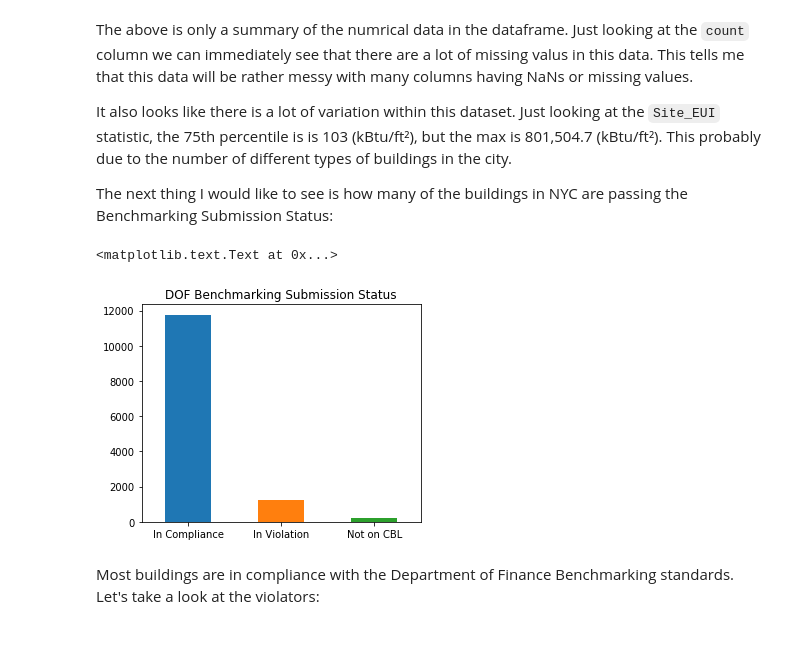
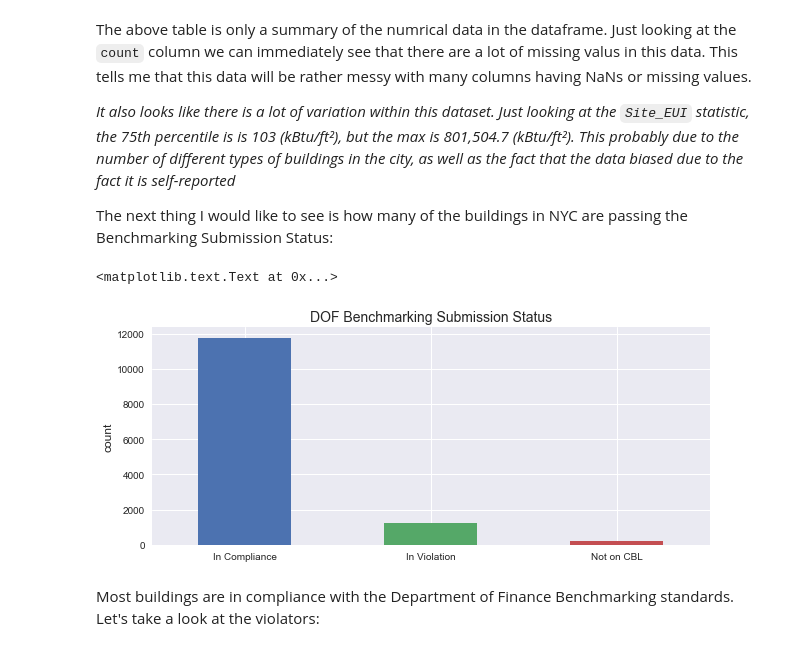
Before and after one commit to mdh266/NYCBuildingEnergyUse, a Jupyter notebook: Local_Law_84_Analysis.ipynb, the cells around one changed output. Cells and saved outputs as stored; diff of their text form; code cells hidden in the pictures.

```diff
--- a/Local_Law_84_Analysis.ipynb
+++ b/Local_Law_84_Analysis.ipynb
@@ -36,10 +42,19 @@ As mentioned before this data was rather messy, I created functions to clean the
 # %%
-## import pandas as pd
+import pandas as pd
 import matplotlib.pyplot as plt
 import seaborn as sns
 %matplotlib inline
-from Cleaning_Functions import *
-from Plotting_Functions import *
+sns.set()
+from Cleaning_Functions import (initial_clean,
+                                convert_GeoPandas_to_Bokeh_format,
+                                group_property_types)
 
-df_2016 = pd.read_excel("nyc_benchmarking_disclosure_data_reported_in_2016.xlsx")
+from Plotting_Functions import plot_years_built, make_interactive_cloropleth_map
+
+# Here we specifify a few data types as integers while reading in the Excel
+df_2016 = pd.read_excel("data/nyc_benchmarking_disclosure_data_reported_in_2016.xlsx",
+                       converters={'Street Number':int,
+                                   'Zip Code':int,
+                                   'Year Build':int,
+                                   'ENERGY STAR Score':int})
 # %% [markdown]
@@ -83,19 +105,20 @@ df_2016_2.drop(temp_cols_to_drop, axis=1)\
 # %% [markdown]
-The above is only a summary of the numrical data in the dataframe. Just looking at the <code>count</code> column we can immediately see that there are a lot of missing valus in this data. This tells me that this data will be rather messy with many columns having NaNs or missing values.
+The above table is only a summary of the numrical data in the dataframe. Just looking at the <code>count</code> column we can immediately see that there are a lot of missing valus in this data. This tells me that this data will be rather messy with many columns having NaNs or missing values.
 
-It also looks like there is a lot of variation within this dataset.  Just looking at the <code>Site_EUI</code> statistic, the 75th percentile is is 103 (kBtu/ft²), but the max is 801,504.7 (kBtu/ft²).  This probably due to the number of different types of buildings in the city.
+*It also looks like there is a lot of variation within this dataset.  Just looking at the <code>Site_EUI</code> statistic, the 75th percentile is is 103 (kBtu/ft²), but the max is 801,504.7 (kBtu/ft²).  This probably due to the number of different types of buildings in the city, as well as the fact that the data biased due to the fact it is self-reported*
 
 
 The next thing I would like to see is how many of the buildings in NYC are passing the Benchmarking Submission Status:
 # %%
-plt.figure(figsize=(5,4))
+plt.figure(figsize=(10,4))
 df_2016_2['Benchmarking_Status'].value_counts()\
-                                .plot(kind='bar')
-plt.xticks(rotation=0)
-plt.title('DOF Benchmarking Submission Status')
+                                .plot(kind='bar',
+                                      rot=0)
+plt.title('DOF Benchmarking Submission Status',fontsize=14)
+plt.ylabel('count',fontsize=12)
 # %% [output]
 <matplotlib.text.Text at 0x...>
-[figure, old version]
+[figure, new version]
 # %% [markdown]
 Most buildings are in compliance with the Department of Finance Benchmarking standards. Let's take a look at the violators:
 # %%
```
Also changed, not shown: parts of 92 cells of this notebook, 5 other files.
